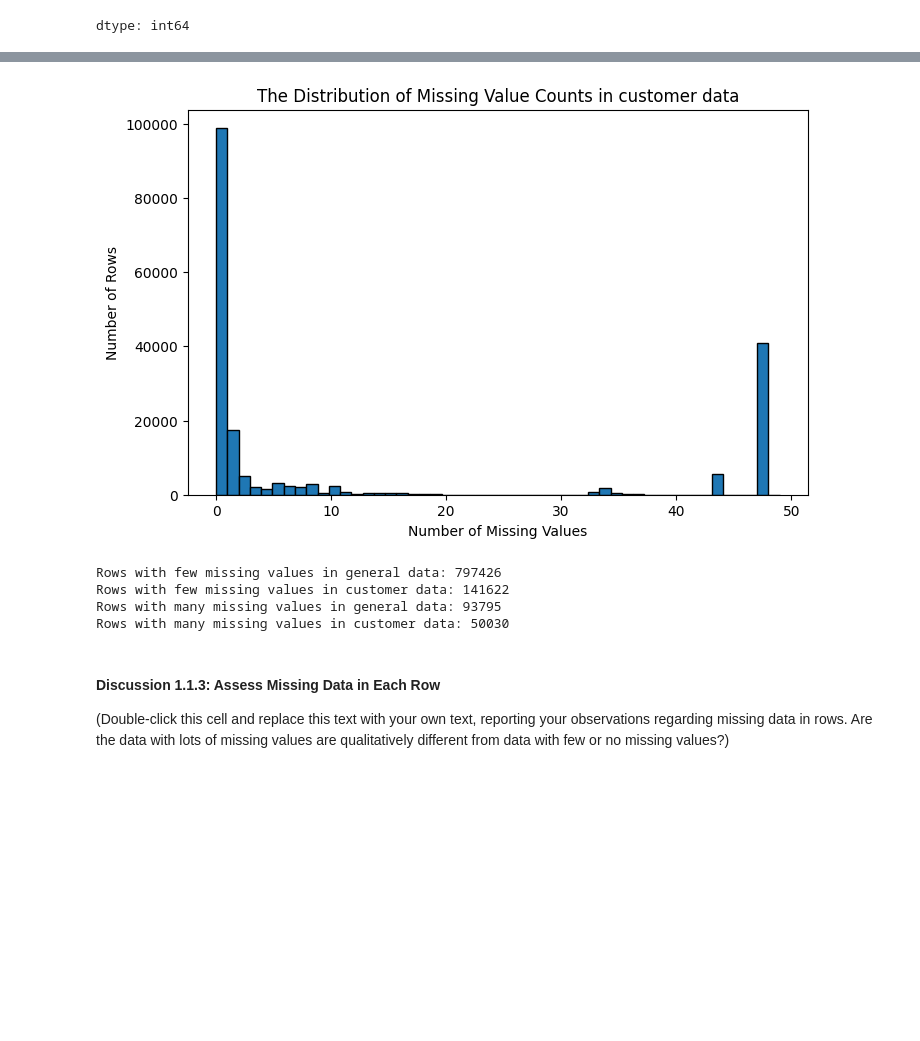
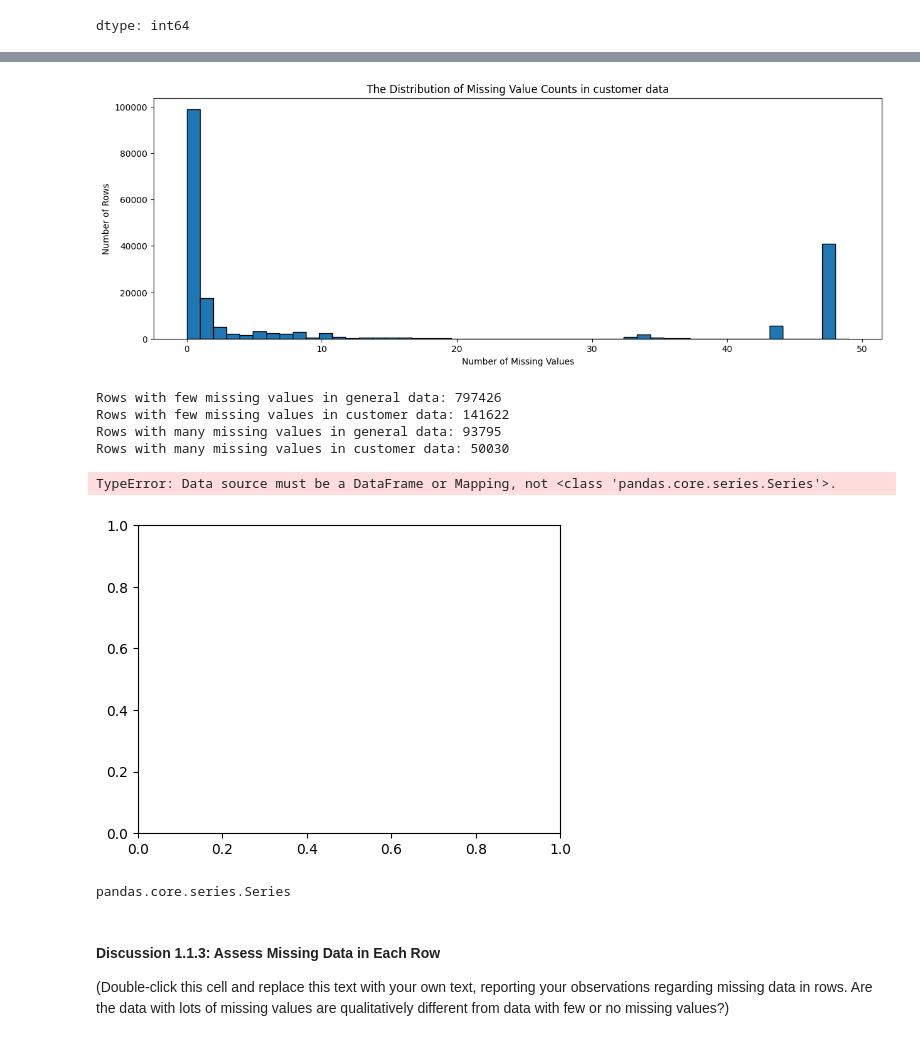
Before and after one commit to EssaAlsharif/Identify-Customer-Segments, a Jupyter notebook: Identify_Customer_Segments.ipynb, the cells around one changed output, grey strips where cells are left out. Saved outputs shown, nothing was run; the diff lists cells and outputs as text; code cells hidden in the pictures; blank space fills up the shorter version.

```diff
--- a/Identify_Customer_Segments.ipynb
+++ b/Identify_Customer_Segments.ipynb
@@ -467,12 +467,12 @@ plt.show()
 # %%
-plt.figure(figsize=(8,5))
+plt.figure(figsize=(15,5))
 plt.hist(row_missing_customer_data_counts, bins=50, edgecolor='k')
 plt.xlabel('Number of Missing Values')
 plt.ylabel('Number of Rows')
 plt.title('The Distribution of Missing Value Counts in customer data')
 plt.show()
 # %% [output]
-[figure, old version]
+[figure, new version]
 # %%
 # Write code to divide the data into two subsets based on the number of missing
 # values in each row.
@@ -492,3 +492,20 @@ Rows with many missing values in general data: 93795
 Rows with many missing values in customer data: 50030
 # %%
 comparing_columns= ['ZABEOTYP' , 'LP_FAMILIE_FEIN', 'GFK_URLAUBERTYP' , 'ALTERSKATEGORIE_GROB' , 'PLZ8_ANTG3']
+# %%
+    plt.figure(figsize=(12,4))
+    plt.subplot(1, 2, 1)
+    sns.countplot(x='ZABEOTYP', data=row_few_missing_customer_data)
+    plt.title( 'Few Missing Rows')
+    plt.xticks(rotation=45)
+
+    plt.subplot(1, 2, 2)
+    sns.countplot(x='ZABEOTYP', data=row_many_missing_customer_data)
+    plt.title( 'Few Missing Rows')
+    plt.xticks(rotation=45)
+
+    plt.tight_layout()
+    plt.show()
+# %% [output]
+TypeError: Data source must be a DataFrame or Mapping, not <class 'pandas.core.series.Series'>.
+[figure, added]
@@ -495,3 +527,7 @@ comparing_columns= ['ZABEOTYP' , 'LP_FAMILIE_FEIN', 'GFK_URLAUBERTYP' , 'ALTERSK
+# %%
+type(row_few_missing_customer_data)
+# %% [output]
+pandas.core.series.Series
 # %%
 # Compare the distribution of values for at least five columns where there are
 # no or few missing values, between the two subsets.
```
Also changed, not shown: parts of 3 cells of this notebook.
